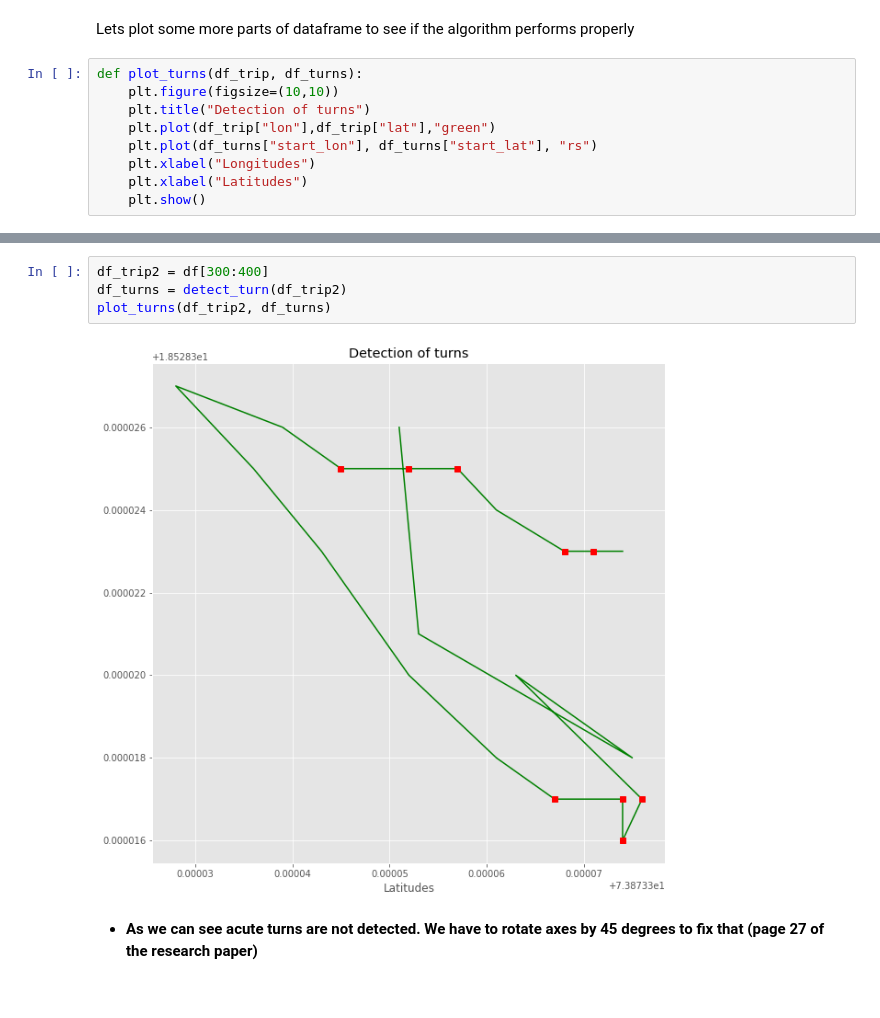
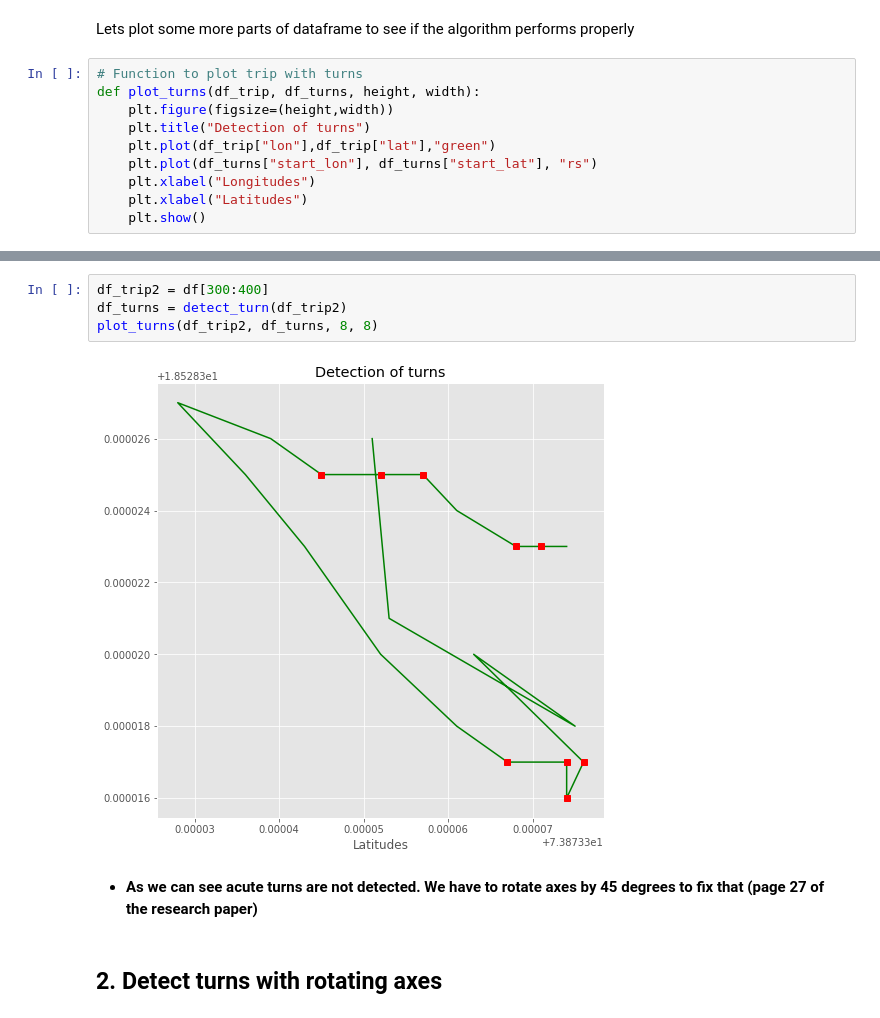
Before and after one commit to anish2197/data-analystics, a Jupyter notebook: Day 6.ipynb, the cells around one changed output, grey strips where cells are left out. Saved outputs shown, nothing was run; the diff lists cells and outputs as text.

Commit message:
finding turns

```diff
--- a/Day 6.ipynb
+++ b/Day 6.ipynb
@@ -169,8 +184,9 @@ plt.show()
 # %% [markdown]
 Lets plot some more parts of dataframe to see if the algorithm performs properly
 # %%
-def plot_turns(df_trip, df_turns):
-    plt.figure(figsize=(10,10))
+# Function to plot trip with turns
+def plot_turns(df_trip, df_turns, height, width):
+    plt.figure(figsize=(height,width))
     plt.title("Detection of turns")
     plt.plot(df_trip["lon"],df_trip["lat"],"green")
     plt.plot(df_turns["start_lon"], df_turns["start_lat"], "rs")
@@ -192,8 +208,10 @@ plot_turns(df_trip2, df_turns)
 # %%
 df_trip2 = df[300:400]
 df_turns = detect_turn(df_trip2)
-plot_turns(df_trip2, df_turns)
+plot_turns(df_trip2, df_turns, 8, 8)
 # %% [output]
-[figure, old version]
+[figure, new version]
 # %% [markdown]
 * **As we can see acute turns are not detected. We have to rotate axes by 45 degrees to fix that (page 27 of the research paper)**
+# %% [markdown]
+## 2. Detect turns with rotating axes
```
Also changed, not shown: parts of 16 cells of this notebook.
